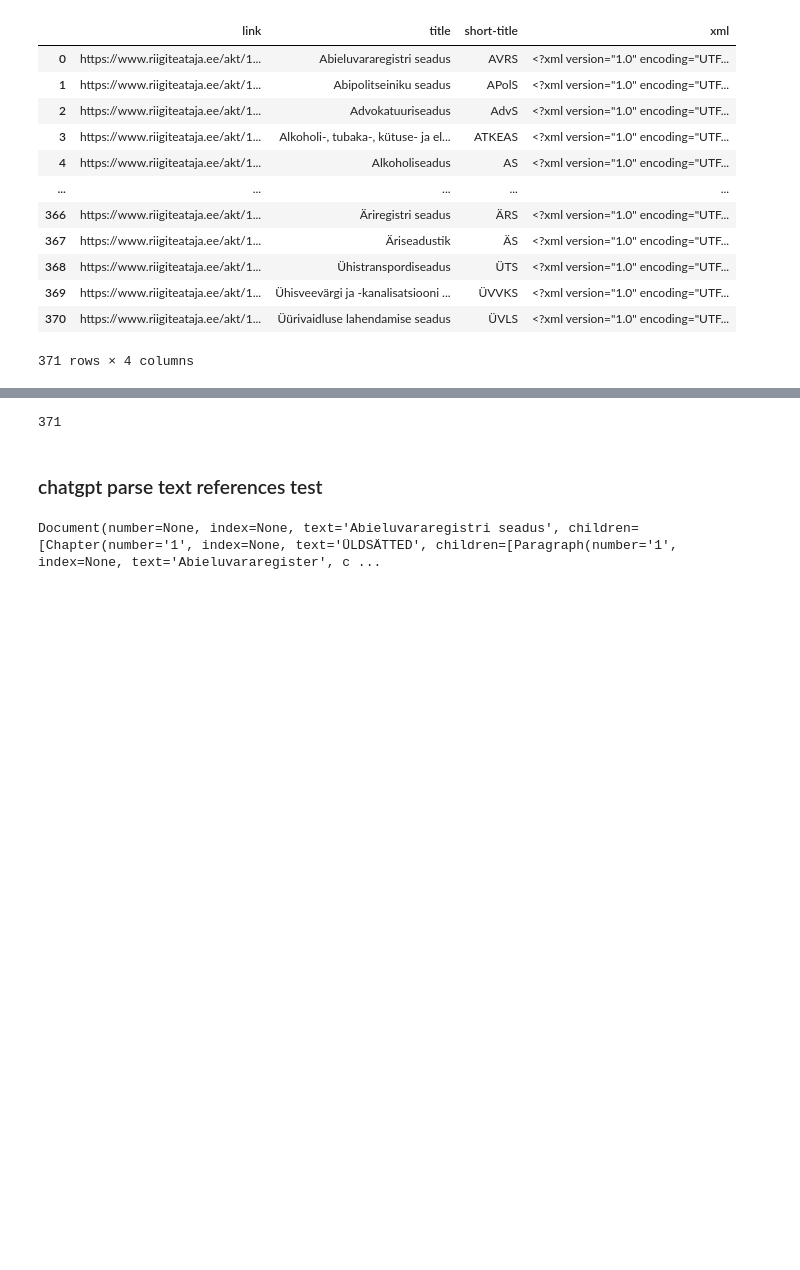
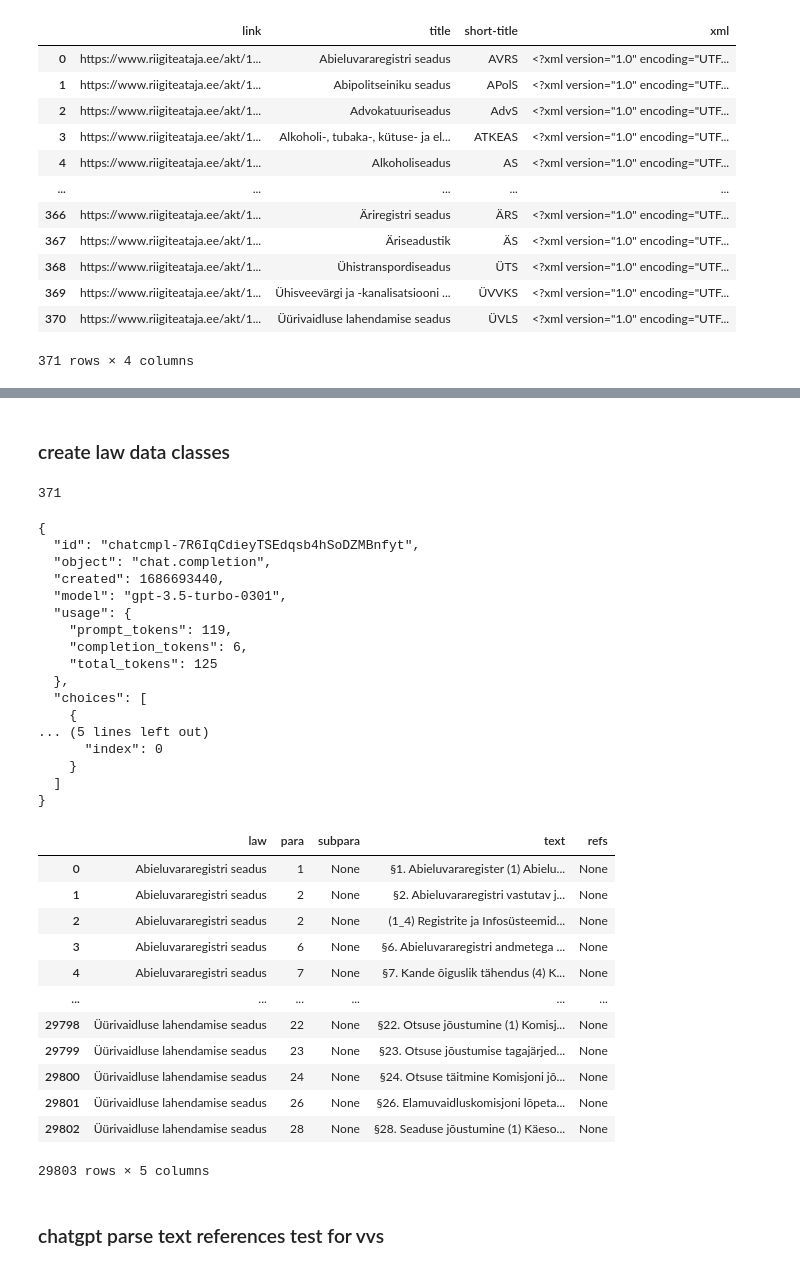
Before and after one commit to LonLoF/NN-Project, a Jupyter notebook: xmlparser.ipynb, the cells around one changed output, grey strips where cells are left out. Saved outputs shown, nothing was run; the diff lists cells and outputs as text; code cells hidden in the pictures; blank space fills up the shorter version.

```diff
--- a/xmlparser.ipynb
+++ b/xmlparser.ipynb
@@ -71,6 +73,9 @@ def xml_preprocess(xml):
     # replace non breaking space
     xml = xml.replace(u'\xa0', u' ')
 
+    # remove id="..." attributes
+    xml = re.sub('id="([^"]*)"', '', xml)
+
     return xmltodict.parse(xml)
 # %%
 # xml parsing helper functions
@@ -380,14 +428,19 @@ def get_next(xml_dict, parent: Element):
     for idx, key in enumerate(KEYS):
         if key in xml_dict:
             PARSERS[idx](get_list(xml_dict, key), parent)
+# %% [markdown]
+### create law data classes
 # %%
+from collections import deque
 from collections.abc import Iterable
-def flatten(xs):
+
+def flatten(xs, max_tokens):
     # from https://stackoverflow.com/a/2158532
     for x in xs:
         if isinstance(x, Iterable) and not isinstance(x, TEXTELEM):
             yield from flatten(x)
         else:
+            assert(num_tokens(x[0]) <= max_tokens)
             yield x[0] # only print the text and not the element itself
 
 documents = {}
@@ -397,13 +450,9 @@ for idx, row in df.iterrows():
     doc = Document(text=row['title'])
     documents[row['title']] = doc
     get_next(xml_preprocess(row['xml'])['oigusakt']['sisu'], doc)
-
-    #### returns a list(TEXTELEM(text, elem))
-    #### element might be useful later when trying to find all in-text references related to the paragraph
-    # doc_text = doc.get_text(2048)
-    #### only print the text and not the element itself
-    # print('\n'.join(list(flatten(doc_text))))
+    max_tokens = 1001
+    doc_text = doc.get_text(max_tokens)
 len(documents)
-# there's at least one law that isn't properly parsed and some have bad xml formatting, but it should get every paragraph
+# there's at least one law that isn't properly parsed and some have bad xml formatting, but it should get every paragraph otherwise
 # %% [output]
 371
@@ -410,6 +463,48 @@ len(documents)
+# %%
+data = []
+for law, doc in documents.items():
+    doc_text: list[TEXTELEM] = doc.get_text(max_tokens)
+    for te in doc_text:
+        refs = ''
+        for ref in te.elem.get_references():
+            if ref and len(ref) > 0:
+                refs += f'{ref["choices"][0]["message"]["content"]}\n'
+        if len(refs) == 0: refs = None
+        data.append([law, te.elem.number, te.elem.index, te.text, refs])
+        if te.elem.refs is not None:
+            print(te.elem.refs)
+final_df = pd.DataFrame(data, columns=['law', 'para', 'subpara', 'text', 'refs'])
+final_df
+# %% [output]
+{
+  "id": "chatcmpl-7R6IqCdieyTSEdqsb4hSoDZMBnfyt",
+  "object": "chat.completion",
+  "created": 1686693440,
+  "model": "gpt-3.5-turbo-0301",
+  "usage": {
+    "prompt_tokens": 119,
+    "completion_tokens": 6,
+    "total_tokens": 125
+  },
+  "choices": [
+    {
+... (5 lines left out)
+      "index": 0
+    }
+  ]
+}
+|  | law | para | subpara | text | refs |
+| 0 | Abieluvararegistri seadus | 1 | None | §1. Abieluvararegister (1) Abielu... | None |
+| 1 | Abieluvararegistri seadus | 2 | None | §2. Abieluvararegistri vastutav j... | None |
+| 2 | Abieluvararegistri seadus | 2 | None | (1_4) Registrite ja Infosüsteemid... | None |
+| 3 | Abieluvararegistri seadus | 6 | None | §6. Abieluvararegistri andmetega ... | None |
+| 4 | Abieluvararegistri seadus | 7 | None | §7. Kande õiguslik tähendus (4) K... | None |
+| ... | ... | ... | ... | ... | ... |
+| 29798 | Üürivaidluse lahendamise seadus | 22 | None | §22. Otsuse jõustumine (1) Komisj... | None |
+| 29799 | Üürivaidluse lahendamise seadus | 23 | None | §23. Otsuse jõustumise tagajärjed... | None |
+| 29800 | Üürivaidluse lahendamise seadus | 24 | None | §24. Otsuse täitmine Komisjoni jõ... | None |
+| 29801 | Üürivaidluse lahendamise seadus | 26 | None | §26. Elamuvaidluskomisjoni lõpeta... | None |
+| 29802 | Üürivaidluse lahendamise seadus | 28 | None | §28. Seaduse jõustumine (1) Käeso... | None |
+29803 rows × 5 columns
 # %% [markdown]
-### chatgpt parse text references test
+### chatgpt parse text references test for vvs
-# %%
-documents[list(documents.keys())[0]]
-# %% [output]
-Document(number=None, index=None, text='Abieluvararegistri seadus', children=[Chapter(number='1', index=None, text='ÜLDSÄTTED', children=[Paragraph(number='1', index=None, text='Abieluvararegister', c ...
```
Also changed, not shown: parts of 15 cells of this notebook, 1 other file.
